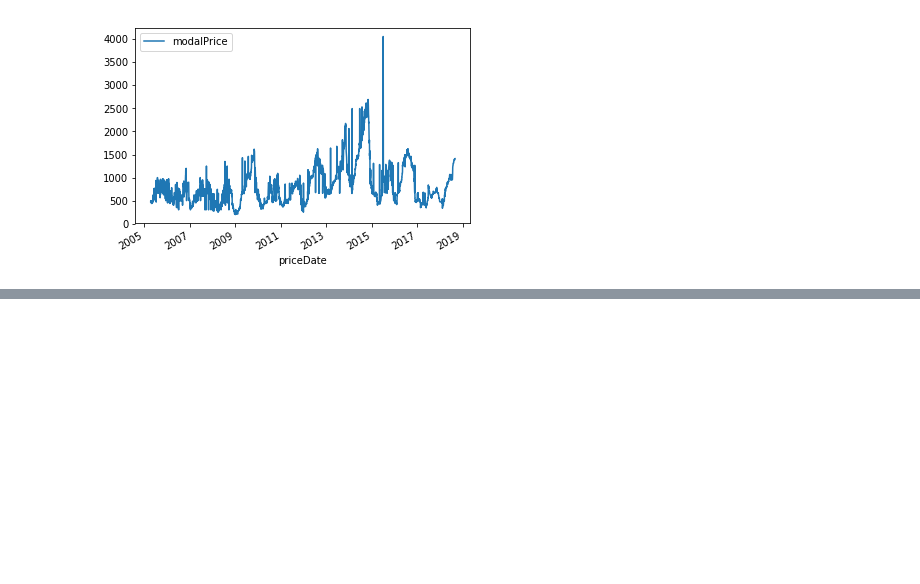
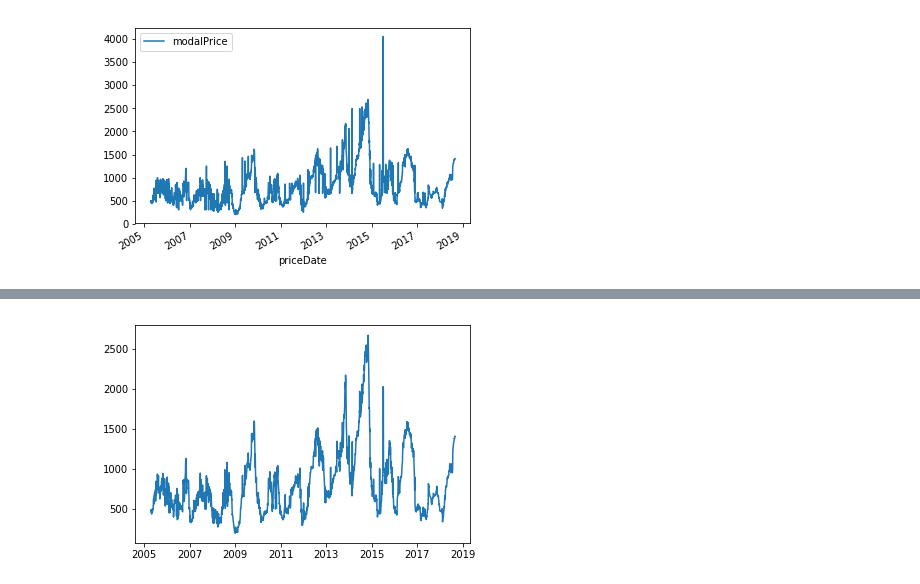
Before and after one commit to durgaharish1993/assignment-ts, a Jupyter notebook: python_notebook.ipynb, the cells around one changed output, grey strips where cells are left out. Drawn from its saved outputs; the diff is of its cells as text; code cells hidden in the pictures; blank space fills up the shorter version.

```diff
--- a/python_notebook.ipynb
+++ b/python_notebook.ipynb
@@ -120,0 +180,5 @@ n_df_minprice=n_df[['minPrice_mean']]
+# %%
+#original=plt.plot(df,color='gray',label='original')
+mean_modal=plt.plot(n_df_mode,label='mean')
+# %% [output]
+[figure, added]
```
Also changed, not shown: parts of 23 cells of this notebook.
